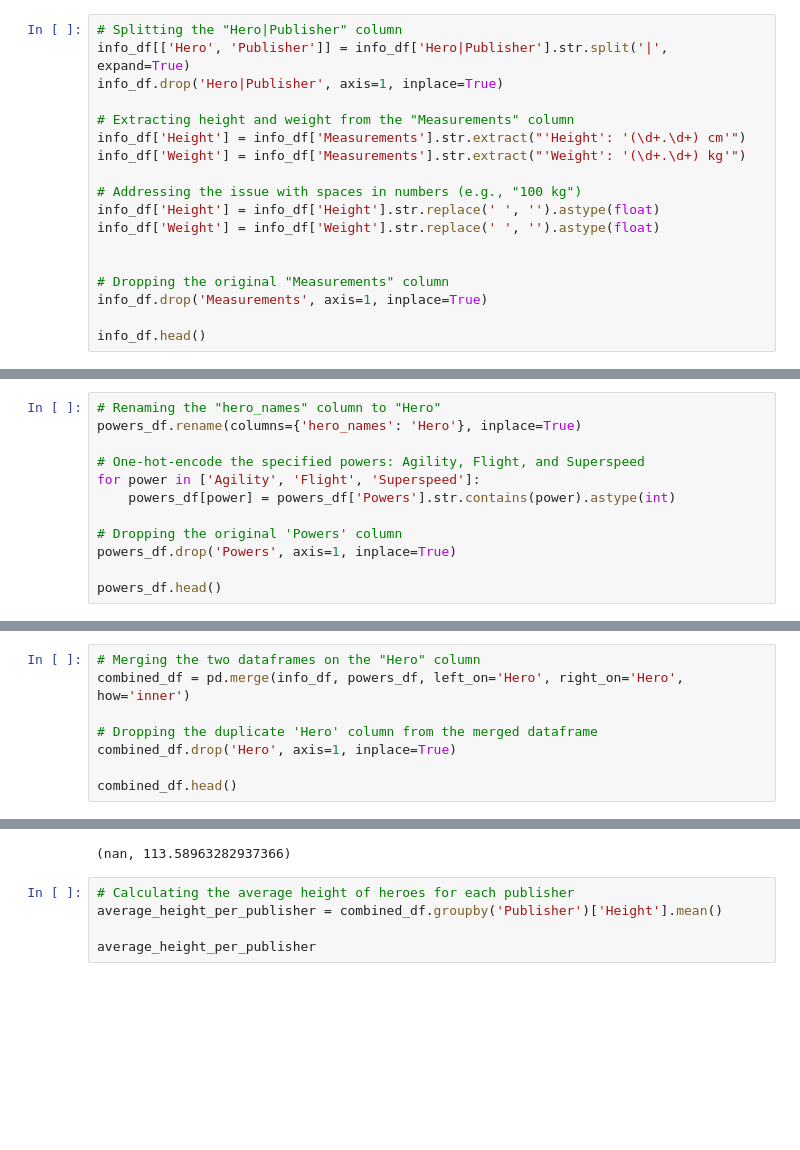
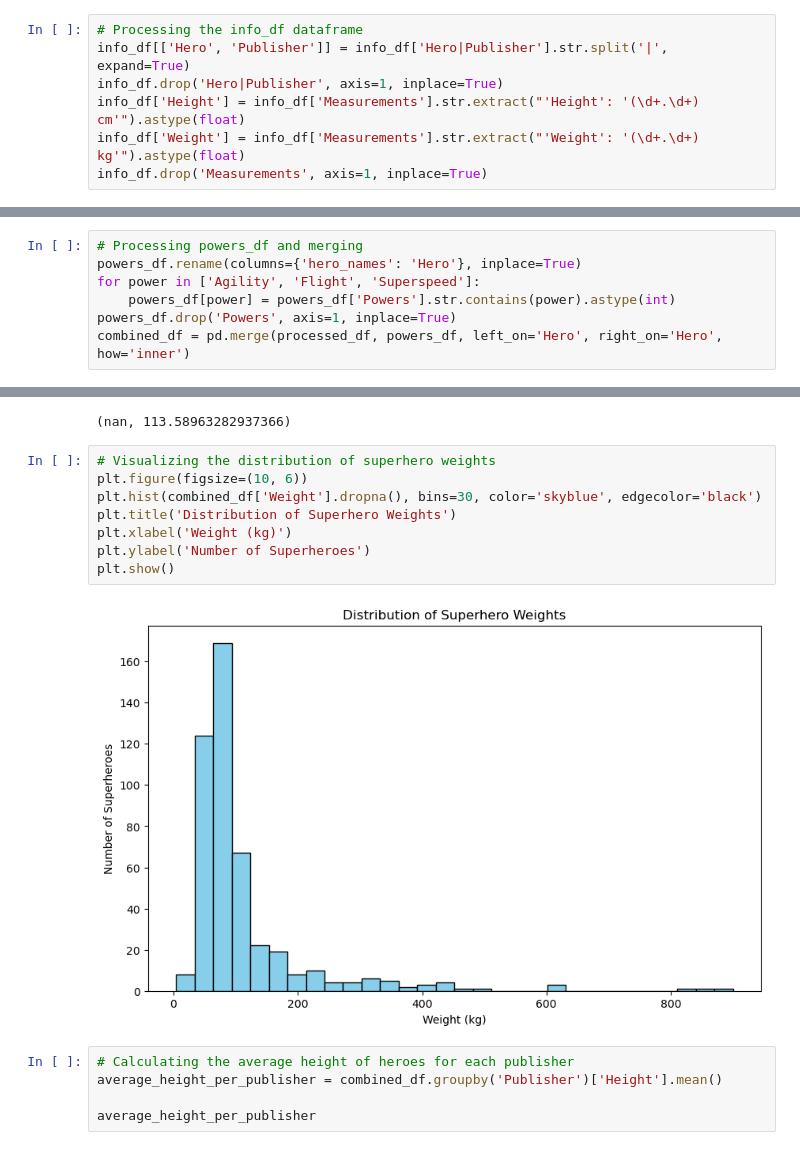
Before and after one commit to coryncates/Super_Hero, a Jupyter notebook: Super.ipynb, the cells around one changed output, grey strips where cells are left out. Drawn from its saved outputs; the diff is of its cells as text; blank space fills up the shorter version.

```diff
--- a/Super.ipynb
+++ b/Super.ipynb
@@ -27,20 +30,9 @@ info_df.head(), powers_df.head()
  3     Abin Sur                                 Lantern Power Ring
  4  Abomination  Accelerated Healing,Intelligence,Super Strengt...)
 # %%
-# Splitting the "Hero|Publisher" column
+# Processing the info_df dataframe
 info_df[['Hero', 'Publisher']] = info_df['Hero|Publisher'].str.split('|', expand=True)
 info_df.drop('Hero|Publisher', axis=1, inplace=True)
-
-# Extracting height and weight from the "Measurements" column
-info_df['Height'] = info_df['Measurements'].str.extract("'Height': '(\d+.\d+) cm'")
-info_df['Weight'] = info_df['Measurements'].str.extract("'Weight': '(\d+.\d+) kg'")
-
-# Addressing the issue with spaces in numbers (e.g., "100 kg")
-info_df['Height'] = info_df['Height'].str.replace(' ', '').astype(float)
-info_df['Weight'] = info_df['Weight'].str.replace(' ', '').astype(float)
-
-
-# Dropping the original "Measurements" column
+info_df['Height'] = info_df['Measurements'].str.extract("'Height': '(\d+.\d+) cm'").astype(float)
+info_df['Weight'] = info_df['Measurements'].str.extract("'Weight': '(\d+.\d+) kg'").astype(float)
 info_df.drop('Measurements', axis=1, inplace=True)
-
-info_df.head()
@@ -54,12 +68,7 @@ info_df.head()
 # %%
-# Renaming the "hero_names" column to "Hero"
+# Processing powers_df and merging
 powers_df.rename(columns={'hero_names': 'Hero'}, inplace=True)
-
-# One-hot-encode the specified powers: Agility, Flight, and Superspeed
 for power in ['Agility', 'Flight', 'Superspeed']:
     powers_df[power] = powers_df['Powers'].str.contains(power).astype(int)
-
-# Dropping the original 'Powers' column
 powers_df.drop('Powers', axis=1, inplace=True)
-
-powers_df.head()
+combined_df = pd.merge(processed_df, powers_df, left_on='Hero', right_on='Hero', how='inner')
@@ -73,8 +74,0 @@ powers_df.head()
-# %%
-# Merging the two dataframes on the "Hero" column
-combined_df = pd.merge(info_df, powers_df, left_on='Hero', right_on='Hero', how='inner')
-
-# Dropping the duplicate 'Hero' column from the merged dataframe
-combined_df.drop('Hero', axis=1, inplace=True)
-
-combined_df.head()
@@ -93,6 +80,16 @@ average_weight_without_speed = combined_df[combined_df['Superspeed'] == 0]['Weig
 average_weight_with_speed, average_weight_without_speed
 # %% [output]
 (nan, 113.58963282937366)
+# %%
+# Visualizing the distribution of superhero weights
+plt.figure(figsize=(10, 6))
+plt.hist(combined_df['Weight'].dropna(), bins=30, color='skyblue', edgecolor='black')
+plt.title('Distribution of Superhero Weights')
+plt.xlabel('Weight (kg)')
+plt.ylabel('Number of Superheroes')
+plt.show()
+# %% [output]
+[figure, added]
 # %%
 # Calculating the average height of heroes for each publisher
 average_height_per_publisher = combined_df.groupby('Publisher')['Height'].mean()
```
Also changed, not shown: parts of 19 cells of this notebook.
